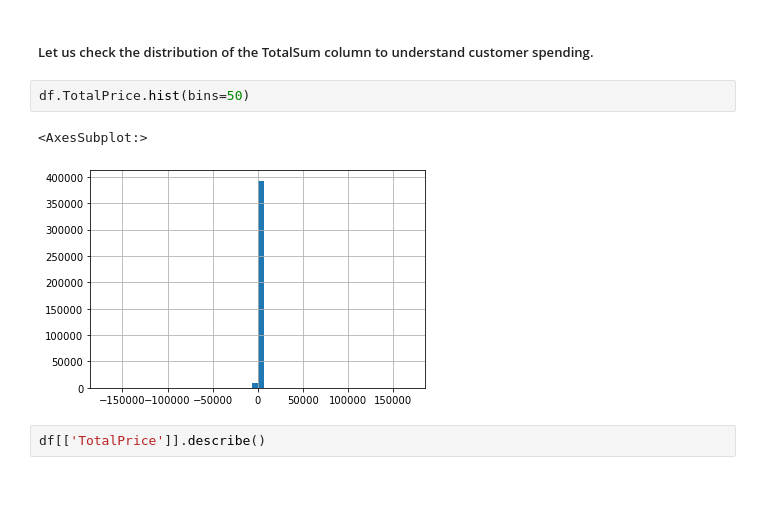
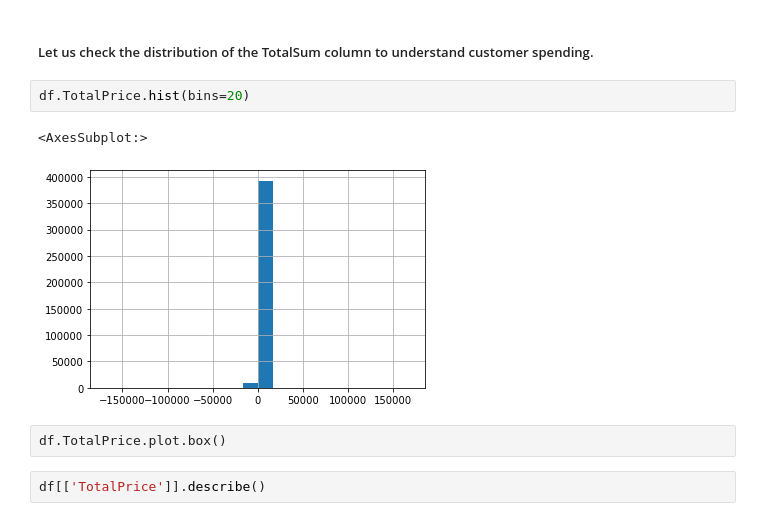
Before and after one commit to vannda21/customer_segmentaion, a Jupyter notebook: Customer_seg.ipynb, the cells around one changed output. Drawn from its saved outputs; the diff is of its cells as text; blank space fills up the shorter version.

```diff
--- a/Customer_seg.ipynb
+++ b/Customer_seg.ipynb
@@ -739,10 +741,12 @@ df.head(10)
 # %% [markdown]
 ##### Let us check the distribution of the TotalSum column to understand customer spending.
 # %%
-df.TotalPrice.hist(bins=50)
+df.TotalPrice.hist(bins=20)
 # %% [output]
 <AxesSubplot:>
-[figure, old version]
+[figure, new version]
+# %% [raw]
+df.TotalPrice.plot.box()
 # %%
 df[['TotalPrice']].describe()
 # %% [output]
```
Also changed, not shown: parts of 7 cells of this notebook.
